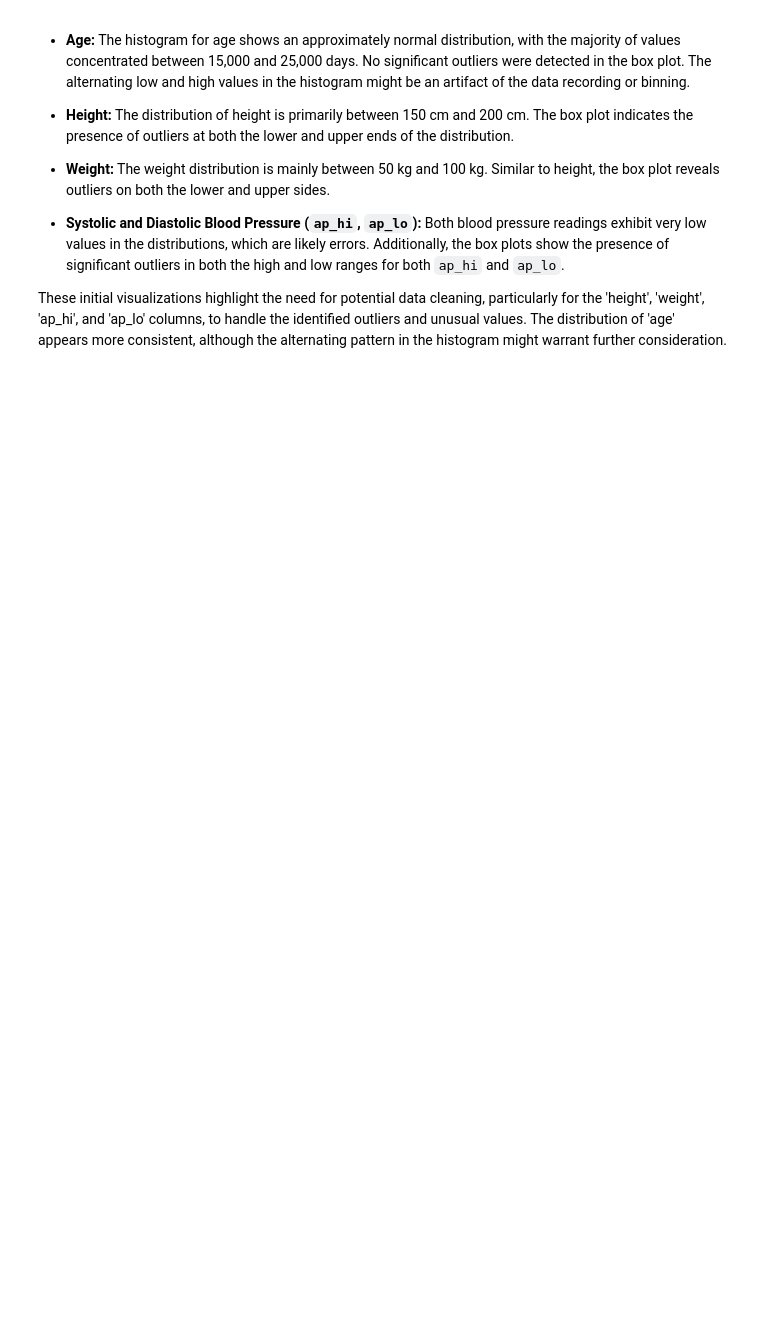
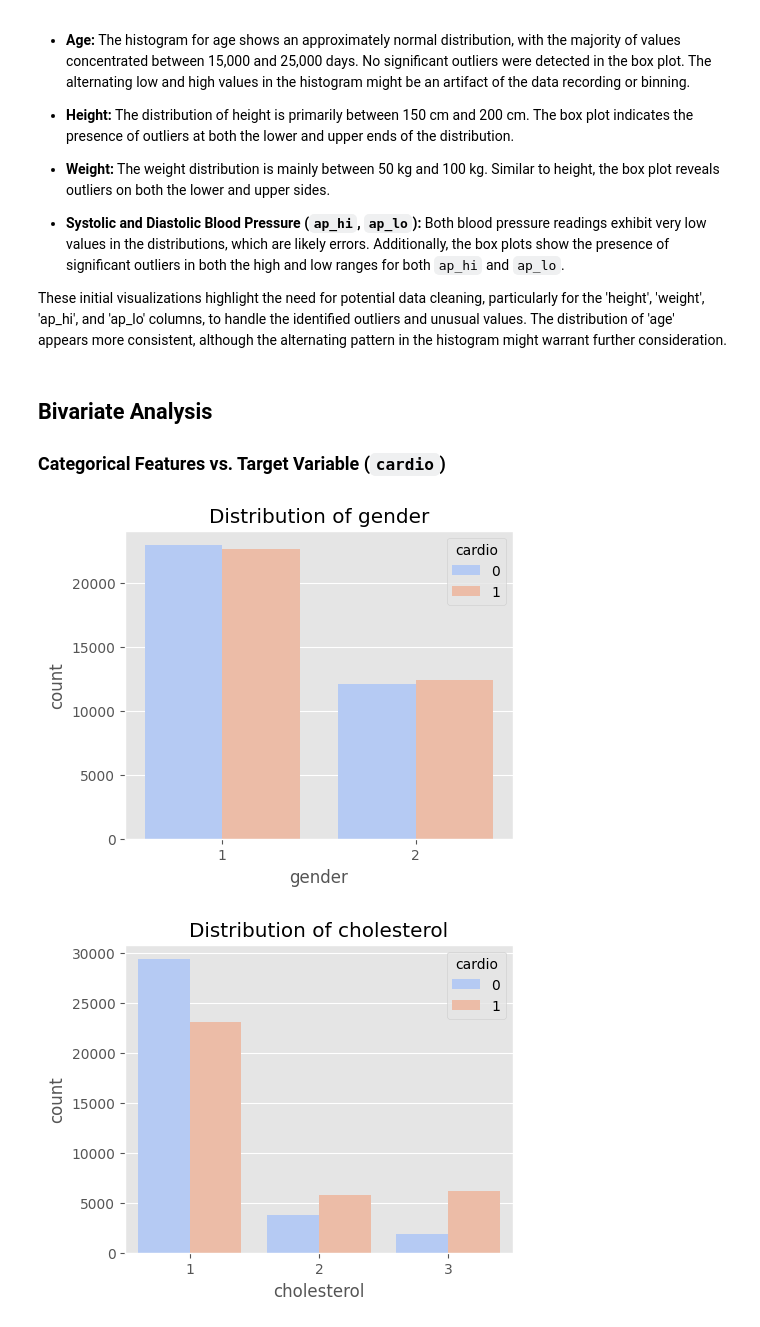
Before and after one commit to mobadara/cardiovascular-disease-risk-prediction, a Jupyter notebook: notebooks/exploratory-data-analysis.ipynb, the cells around one changed output. Saved outputs shown, nothing was run; the diff lists cells and outputs as text; code cells hidden in the pictures; blank space fills up the shorter version.

```diff
--- a/notebooks/exploratory-data-analysis.ipynb
+++ b/notebooks/exploratory-data-analysis.ipynb
@@ -213,3 +216,15 @@ for col in ['age', 'height', 'weight', 'ap_hi', 'ap_lo']:
 * **Systolic and Diastolic Blood Pressure (`ap_hi`, `ap_lo`):** Both blood pressure readings exhibit very low values in the distributions, which are likely errors. Additionally, the box plots show the presence of significant outliers in both the high and low ranges for both `ap_hi` and `ap_lo`.
 
 These initial visualizations highlight the need for potential data cleaning, particularly for the 'height', 'weight', 'ap_hi', and 'ap_lo' columns, to handle the identified outliers and unusual values. The distribution of 'age' appears more consistent, although the alternating pattern in the histogram might warrant further consideration.
+# %% [markdown]
+##  **Bivariate Analysis**
+### **Categorical Features vs. Target Variable (`cardio`)**
+# %%
+for col in ['gender', 'cholesterol', 'gluc', 'smoke', 'alco', 'active']:
+    fig = plt.figure(figsize=(5, 4))
+    sns.countplot(data=df, x=df[col], hue='cardio', palette='coolwarm')
+    plt.title(f'Distribution of {col}')
+    plt.show()
+# %% [output]
+[figure, added]
+[figure, added]
```
Also changed, not shown: parts of 14 cells of this notebook.
